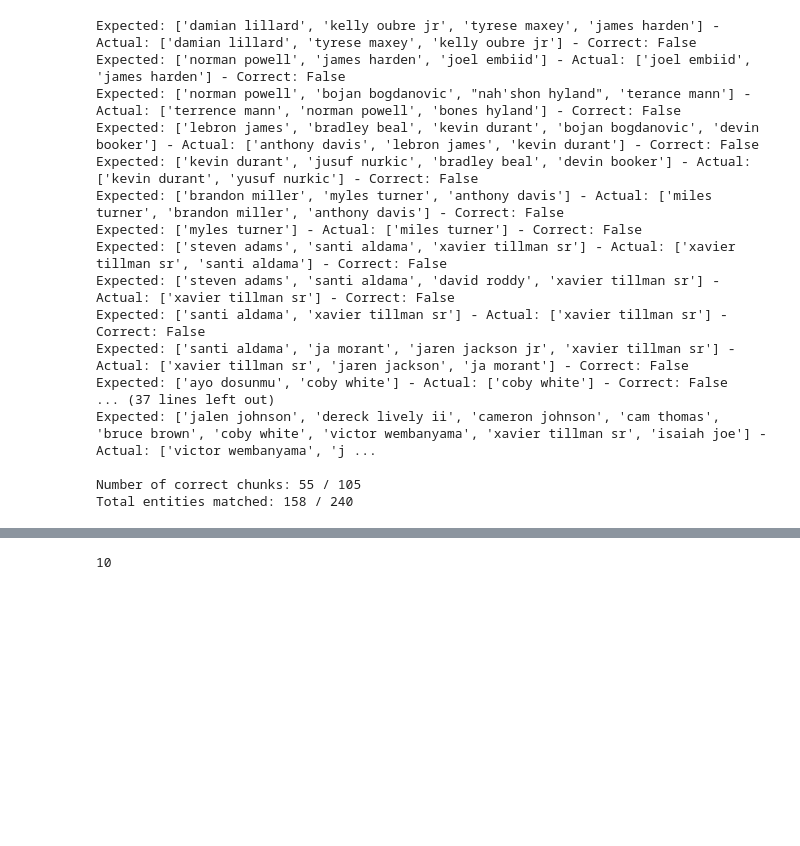
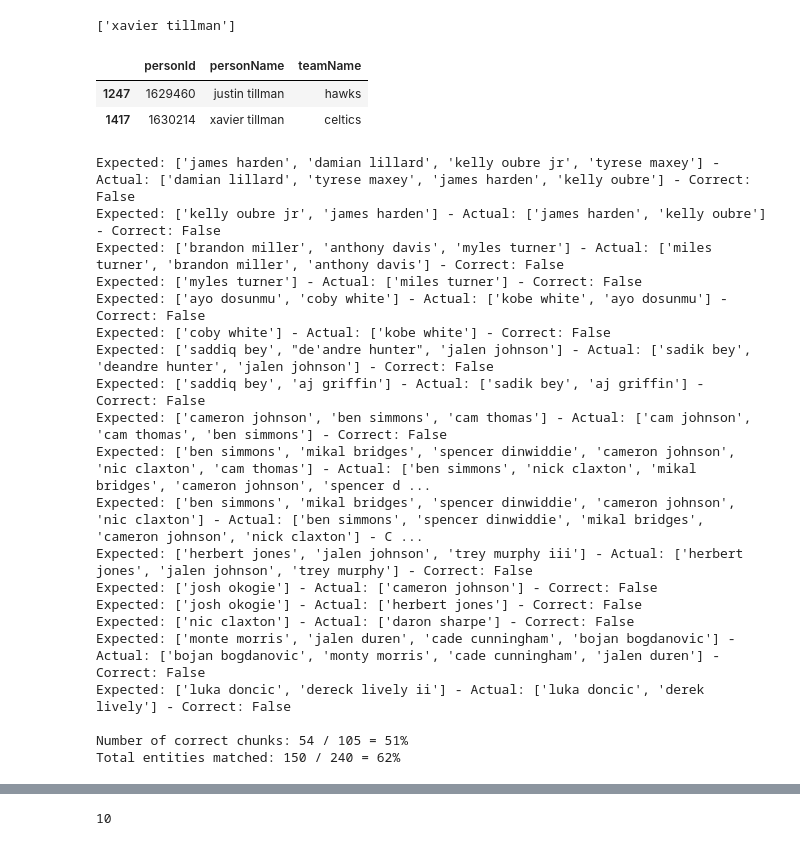
Before and after one commit to patcao/FantasyPodcastInsights, a Jupyter notebook: notebooks/Evaluate-NER.ipynb, the cells around one changed output, grey strips where cells are left out. Saved outputs shown, nothing was run; the diff lists cells and outputs as text; code cells hidden in the pictures; blank space fills up the shorter version.

```diff
--- a/notebooks/NER-Evaluation.ipynb
+++ b/notebooks/Evaluate-NER.ipynb
@@ -158,0 +151,5 @@ Wall time: 1min 19s
+# %%
+pu = PlayerUtil()
+p = pu.get_all_players()
+
+p[p.personName.str.contains('saddiq')]
@@ -159,12 +208,24 @@ Wall time: 1min 19s
+# %%
+ner.correct_players(['xavier tillman'])
+# %% [output]
+['xavier tillman']
+# %%
+p = pu.get_all_players()
+p[p.personName.str.contains('tillman')]
+# %% [output]
+|  | personId | personName | teamName |
+| 1247 | 1629460 | justin tillman | hawks |
+| 1417 | 1630214 | xavier tillman | celtics |
 # %%
 chunk_count = 0
 total_entities = 0
 matched_entities = 0
 
+
 # Iterate through the expected and actual values
 for (_, expected), actual in zip(chunk_with_labels, ner_players, strict=True):
     expected_set = set(expected)  # Convert expected labels to a set
-    actual_set = set(actual)      # Convert actual labels to a set
+    actual_set = set(actual)  # Convert actual labels to a set
 
     # Track total entities in the expected set
     total_entities += len(expected_set)
@@ -177,26 +238,30 @@ for (_, expected), actual in zip(chunk_with_labels, ner_players, strict=True):
     if is_correct:
         chunk_count += 1
     else:
-        print(f"Expected: {expected} - Actual: {actual} - Correct: {is_correct}")
+        if len(actual) == len(expected):
+            print(f"Expected: {expected} - Actual: {actual} - Correct: {is_correct}")
 
 # Output results
-print(f"\nNumber of correct chunks: {chunk_count} / {len(chunk_with_labels)}")
-print(f"Total entities matched: {matched_entities} / {total_entities}")
+print(f"\nNumber of correct chunks: {chunk_count} / {len(chunk_with_labels)} = {int(chunk_count * 100.0 / len(chunk_with_labels))}%")
+print(f"Total entities matched: {matched_entities} / {total_entities} = {int(matched_entities * 100.0 / total_entities)}%")
 # %% [output]
-Expected: ['damian lillard', 'kelly oubre jr', 'tyrese maxey', 'james harden'] - Actual: ['damian lillard', 'tyrese maxey', 'kelly oubre jr'] - Correct: False
-Expected: ['norman powell', 'james harden', 'joel embiid'] - Actual: ['joel embiid', 'james harden'] - Correct: False
-Expected: ['norman powell', 'bojan bogdanovic', "nah'shon hyland", 'terance mann'] - Actual: ['terrence mann', 'norman powell', 'bones hyland'] - Correct: False
-Expected: ['lebron james', 'bradley beal', 'kevin durant', 'bojan bogdanovic', 'devin booker'] - Actual: ['anthony davis', 'lebron james', 'kevin durant'] - Correct: False
-Expected: ['kevin durant', 'jusuf nurkic', 'bradley beal', 'devin booker'] - Actual: ['kevin durant', 'yusuf nurkic'] - Correct: False
-Expected: ['brandon miller', 'myles turner', 'anthony davis'] - Actual: ['miles turner', 'brandon miller', 'anthony davis'] - Correct: False
+Expected: ['james harden', 'damian lillard', 'kelly oubre jr', 'tyrese maxey'] - Actual: ['damian lillard', 'tyrese maxey', 'james harden', 'kelly oubre'] - Correct: False
+Expected: ['kelly oubre jr', 'james harden'] - Actual: ['james harden', 'kelly oubre'] - Correct: False
+Expected: ['brandon miller', 'anthony davis', 'myles turner'] - Actual: ['miles turner', 'brandon miller', 'anthony davis'] - Correct: False
 Expected: ['myles turner'] - Actual: ['miles turner'] - Correct: False
-Expected: ['steven adams', 'santi aldama', 'xavier tillman sr'] - Actual: ['xavier tillman sr', 'santi aldama'] - Correct: False
-Expected: ['steven adams', 'santi aldama', 'david roddy', 'xavier tillman sr'] - Actual: ['xavier tillman sr'] - Correct: False
-Expected: ['santi aldama', 'xavier tillman sr'] - Actual: ['xavier tillman sr'] - Correct: False
-Expected: ['santi aldama', 'ja morant', 'jaren jackson jr', 'xavier tillman sr'] - Actual: ['xavier tillman sr', 'jaren jackson', 'ja morant'] - Correct: False
-Expected: ['ayo dosunmu', 'coby white'] - Actual: ['coby white'] - Correct: False
-... (37 lines left out)
-Expected: ['jalen johnson', 'dereck lively ii', 'cameron johnson', 'cam thomas', 'bruce brown', 'coby white', 'victor wembanyama', 'xavier tillman sr', 'isaiah joe'] - Actual: ['victor wembanyama', 'j ...
+Expected: ['ayo dosunmu', 'coby white'] - Actual: ['kobe white', 'ayo dosunmu'] - Correct: False
+Expected: ['coby white'] - Actual: ['kobe white'] - Correct: False
+Expected: ['saddiq bey', "de'andre hunter", 'jalen johnson'] - Actual: ['sadik bey', 'deandre hunter', 'jalen johnson'] - Correct: False
+Expected: ['saddiq bey', 'aj griffin'] - Actual: ['sadik bey', 'aj griffin'] - Correct: False
+Expected: ['cameron johnson', 'ben simmons', 'cam thomas'] - Actual: ['cam johnson', 'cam thomas', 'ben simmons'] - Correct: False
+Expected: ['ben simmons', 'mikal bridges', 'spencer dinwiddie', 'cameron johnson', 'nic claxton', 'cam thomas'] - Actual: ['ben simmons', 'nick claxton', 'mikal bridges', 'cameron johnson', 'spencer d ...
+Expected: ['ben simmons', 'mikal bridges', 'spencer dinwiddie', 'cameron johnson', 'nic claxton'] - Actual: ['ben simmons', 'spencer dinwiddie', 'mikal bridges', 'cameron johnson', 'nick claxton'] - C ...
+Expected: ['herbert jones', 'jalen johnson', 'trey murphy iii'] - Actual: ['herbert jones', 'jalen johnson', 'trey murphy'] - Correct: False
+Expected: ['josh okogie'] - Actual: ['cameron johnson'] - Correct: False
+Expected: ['josh okogie'] - Actual: ['herbert jones'] - Correct: False
+Expected: ['nic claxton'] - Actual: ['daron sharpe'] - Correct: False
+Expected: ['monte morris', 'jalen duren', 'cade cunningham', 'bojan bogdanovic'] - Actual: ['bojan bogdanovic', 'monty morris', 'cade cunningham', 'jalen duren'] - Correct: False
+Expected: ['luka doncic', 'dereck lively ii'] - Actual: ['luka doncic', 'derek lively'] - Correct: False
 
-Number of correct chunks: 55 / 105
-Total entities matched: 158 / 240
+Number of correct chunks: 54 / 105 = 51%
+Total entities matched: 150 / 240 = 62%
```
Also changed, not shown: parts of 14 cells of this notebook, 12 other files.
